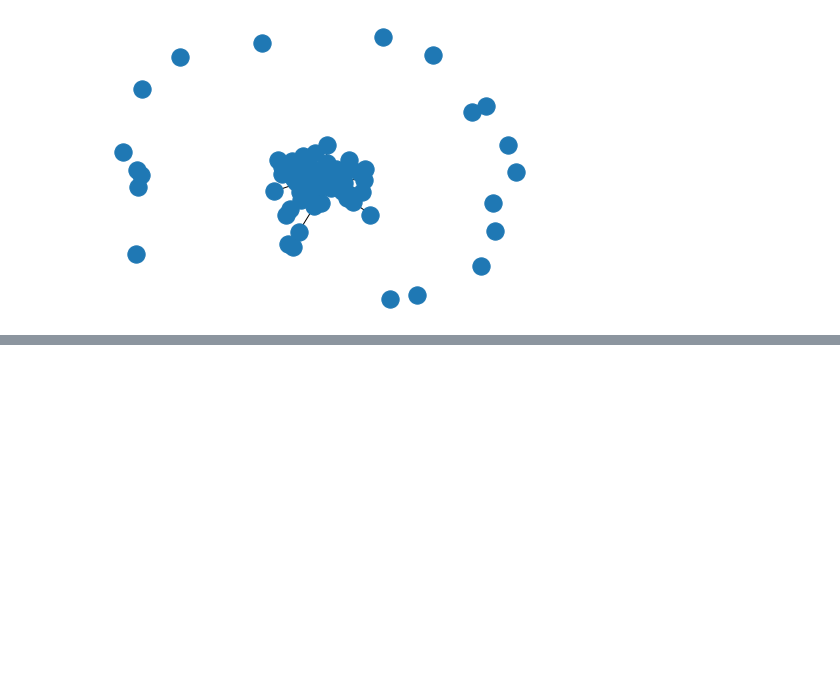
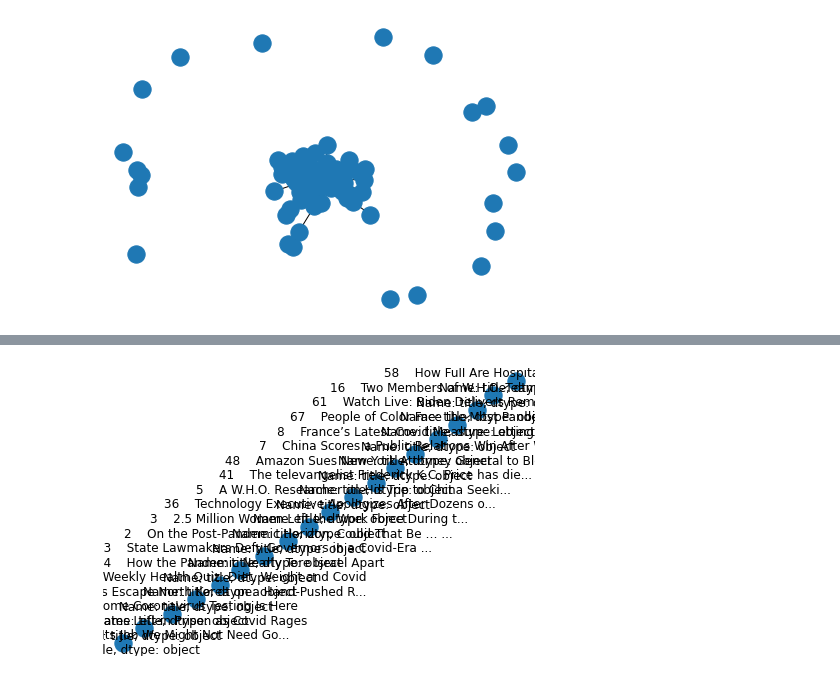
Before and after one commit to samirchowd/NewsChain, a Jupyter notebook: pipeline/pipeline.ipynb, the cells around one changed output, grey strips where cells are left out. Drawn from its saved outputs; the diff is of its cells as text; code cells hidden in the pictures; blank space fills up the shorter version.

Commit message:
lv and huang el done

```diff
--- a/pipeline/pipeline.ipynb
+++ b/pipeline/pipeline.ipynb
@@ -98,0 +85,23 @@ cdf[0]
+# %%
+# Reducing each community down to an article
+min_coms = []
+for com in cdf:
+    min_time = min(com['time_stamp'])
+    df = pd.DataFrame()
+    df = df.append(com.loc[com['time_stamp'] == min_time])
+    min_coms.append(df)
+# %%
+el = nx.Graph()
+el.clear()
+
+# Generating Lv and Huang graph
+lv = sorted([(x,list(x['time_stamp'])) for x in min_coms], key = lambda x: x[1])
+lv = [x[0] for x in lv]
+for i in range(1, len(lv)):
+    el.add_edge(str(lv[i-1]['title']), str(lv[i]['title']))
+# %%
+# Drawing the graph
+%matplotlib inline
+nx.draw_kamada_kawai(el, with_labels=True)
+# %% [output]
+[figure, added]
```
Also changed, not shown: parts of 2 cells of this notebook.
